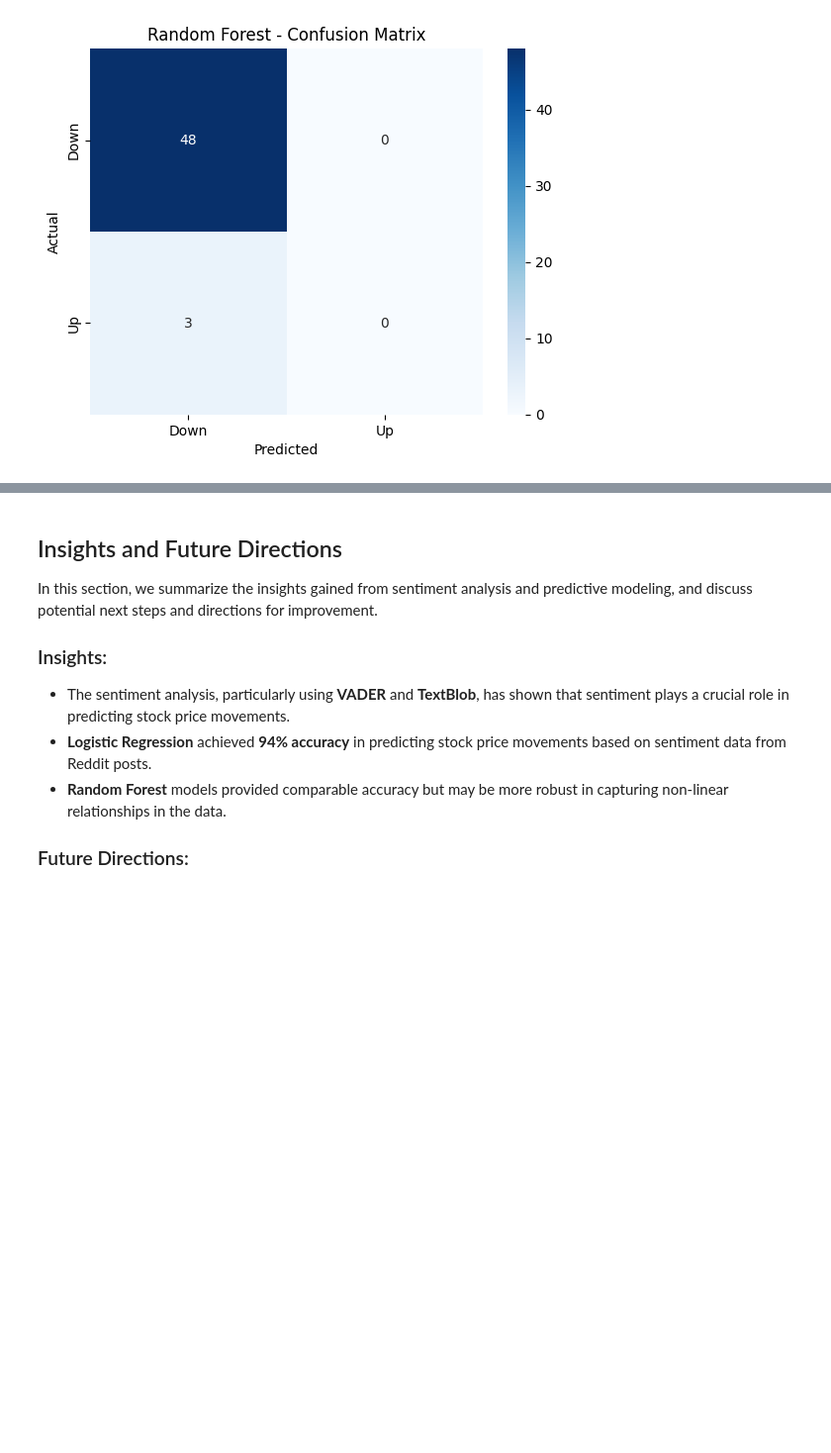
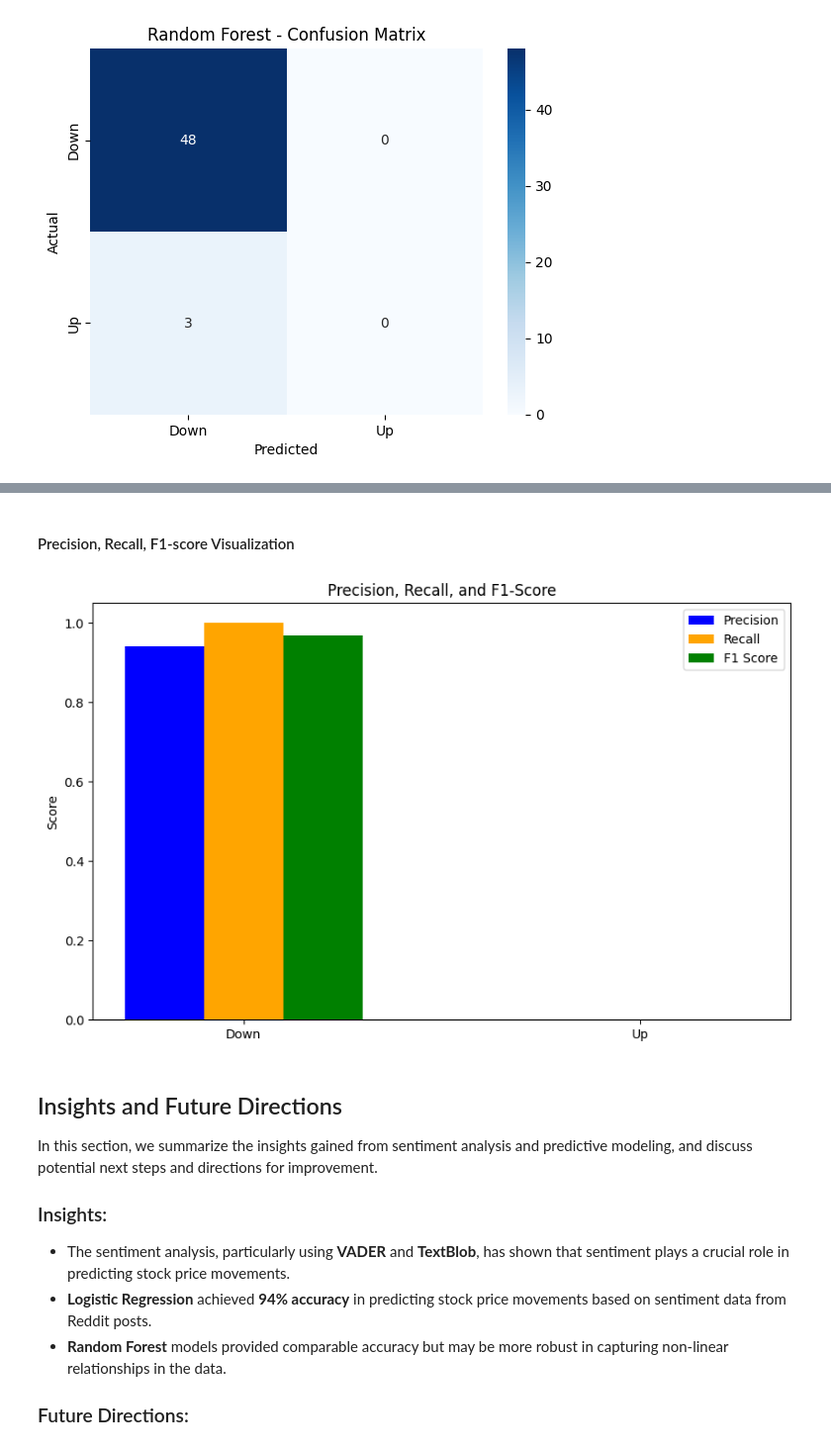
Before and after one commit to 0nuragD/Stock-Movement-Analysis-with-Sentiment-from-Reddit, a Jupyter notebook: stock_sentiment_scraper.ipynb, the cells around one changed output, grey strips where cells are left out. Shown: that part at 99% size. Cells and saved outputs as stored; diff of their text form; code cells hidden in the pictures; blank space fills up the shorter version.

```diff
--- a/stock_sentiment_scraper.ipynb
+++ b/stock_sentiment_scraper.ipynb
@@ -402,3 +501,27 @@ Random Forest Model Accuracy: 0.9411764705882353
+# %% [markdown]
+#### Precision, Recall, F1-score Visualization
+# %%
+# Bar Chart: Precision, Recall, F1-Score
+metrics = classification_report(y_test, y_pred, output_dict=True)
+precision = [metrics['0']['precision'], metrics['1']['precision']]
+recall = [metrics['0']['recall'], metrics['1']['recall']]
+f1_score = [metrics['0']['f1-score'], metrics['1']['f1-score']]
+categories = ['Down', 'Up']
+
+# Bar chart
+x = range(len(categories))
+plt.figure(figsize=(10, 6))
+plt.bar(x, precision, width=0.2, label='Precision', color='blue', align='center')
+plt.bar([p + 0.2 for p in x], recall, width=0.2, label='Recall', color='orange', align='center')
+plt.bar([p + 0.4 for p in x], f1_score, width=0.2, label='F1 Score', color='green', align='center')
+
+plt.xticks([p + 0.2 for p in x], categories)
+plt.title('Precision, Recall, and F1-Score')
+plt.ylabel('Score')
+plt.legend()
+plt.show()
+# %% [output]
+[figure, added]
 # %% [markdown]
 ## Insights and Future Directions
 
```
Also changed, not shown: parts of 9 cells of this notebook.
